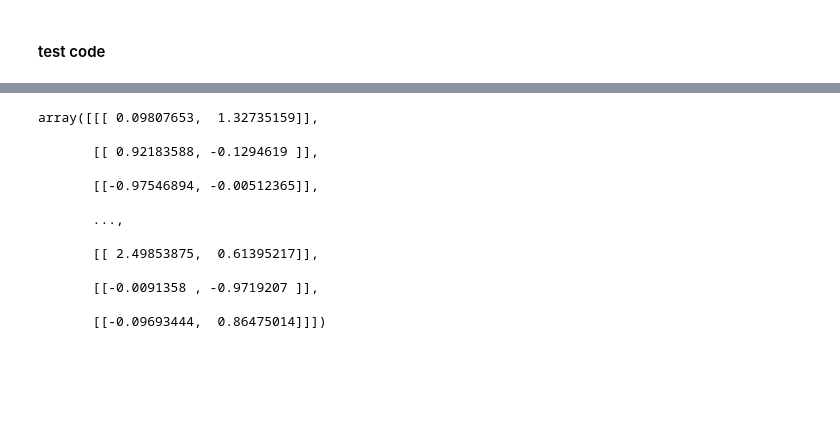
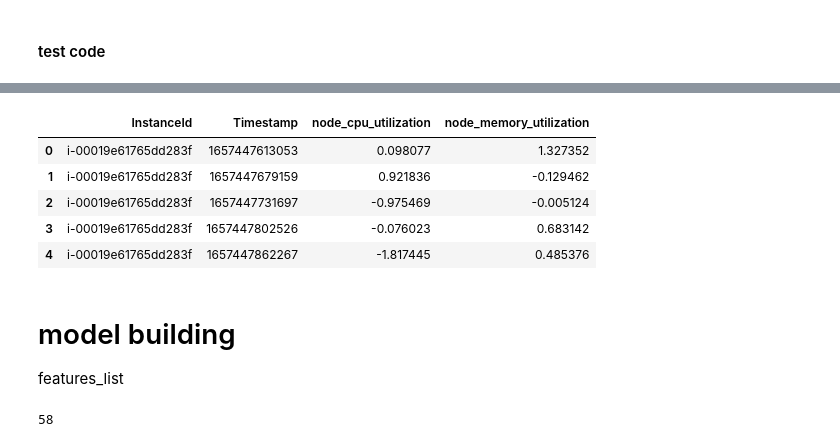
Before and after one commit to DISHDevEx/eks-ml-pipeline, a Jupyter notebook: notebooks/fe_testing.ipynb, the cells around one changed output, grey strips where cells are left out. Cells and saved outputs as stored; diff of their text form; code cells hidden in the pictures; blank space fills up the shorter version.

Commit message:
model change

```diff
--- a/notebooks/fe_testing.ipynb
+++ b/notebooks/fe_testing.ipynb
@@ -199,8 +197,6 @@ def node_hmm_feature_engineer(input_df):
     return features_list
 # %% [markdown]
 #### test code
-# %%
-node_train = node_train.sort("InstanceId","Timestamp")
 # %%
 features = ['node_cpu_utilization','node_memory_utilization']
 w = Window.partitionBy('InstanceId')
@@ -221,17 +251 @@ for instance in instance_list:
     features_list.append(sub_features)
-# %%
-features_list[0]
-# %% [output]
-array([[[ 0.09807653,  1.32735159]],
-
-       [[ 0.92183588, -0.1294619 ]],
-
-       [[-0.97546894, -0.00512365]],
-
-       ...,
-
-       [[ 2.49853875,  0.61395217]],
-
-       [[-0.0091358 , -0.9719207 ]],
-
-       [[-0.09693444,  0.86475014]]])
@@ -239,0 +252,2 @@ instance_list = node_train.select('InstanceId').distinct()
+# %%
+nodes_pd = node_train.toPandas()
@@ -239,0 +257,17 @@ instance_list = node_train.select('InstanceId').distinct()
+# %%
+nodes_pd.head()
+# %% [output]
+|  | InstanceId | Timestamp | node_cpu_utilization | node_memory_utilization |
+| 0 | i-00019e61765dd283f | 1657447613053 | 0.098077 | 1.327352 |
+| 1 | i-00019e61765dd283f | 1657447679159 | 0.921836 | -0.129462 |
+| 2 | i-00019e61765dd283f | 1657447731697 | -0.975469 | -0.005124 |
+| 3 | i-00019e61765dd283f | 1657447802526 | -0.076023 | 0.683142 |
+| 4 | i-00019e61765dd283f | 1657447862267 | -1.817445 | 0.485376 |
+# %% [markdown]
+# model building
+
+features_list
+# %%
+len(features_list[1])
+# %% [output]
+58
```
Also changed, not shown: parts of 19 cells of this notebook, 2 other files.
